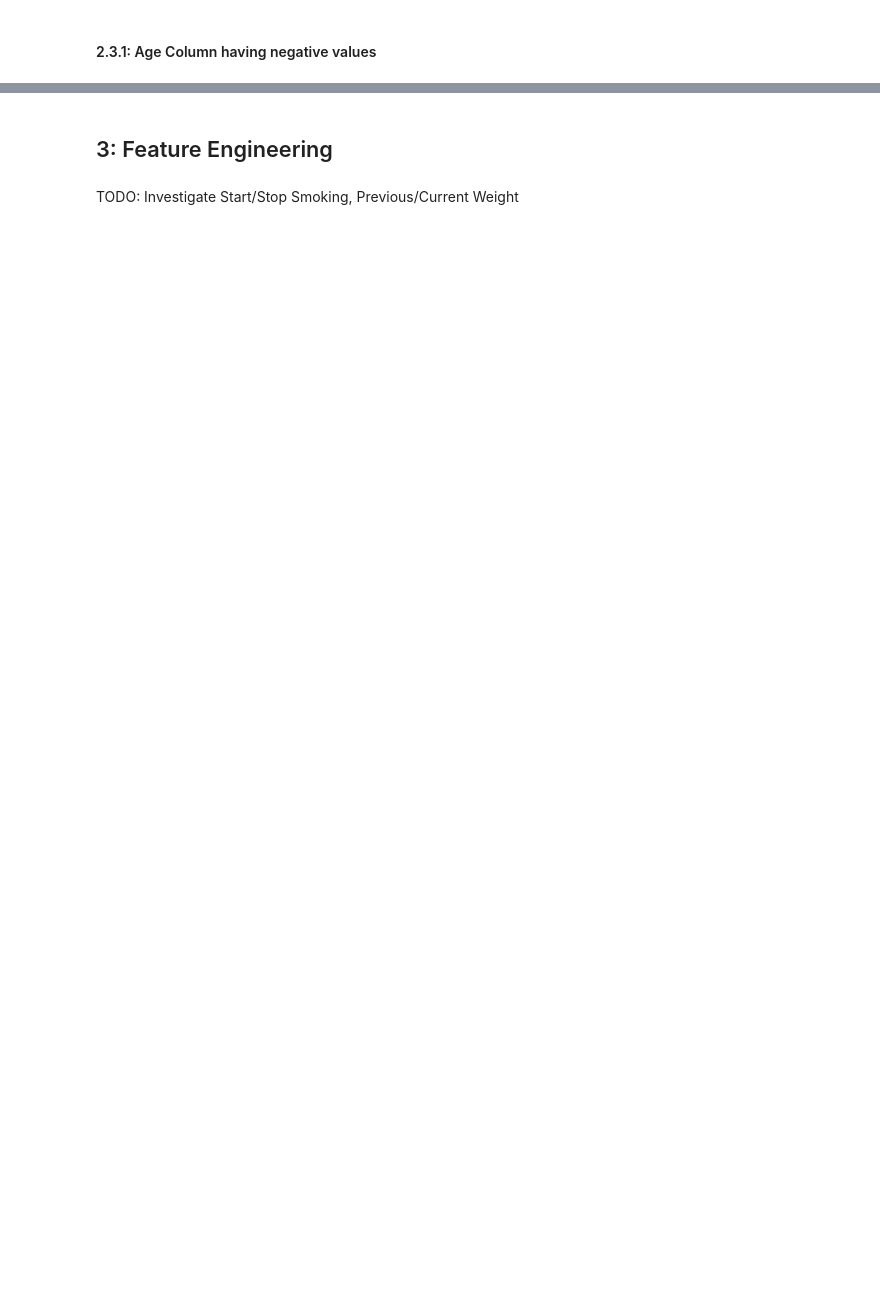
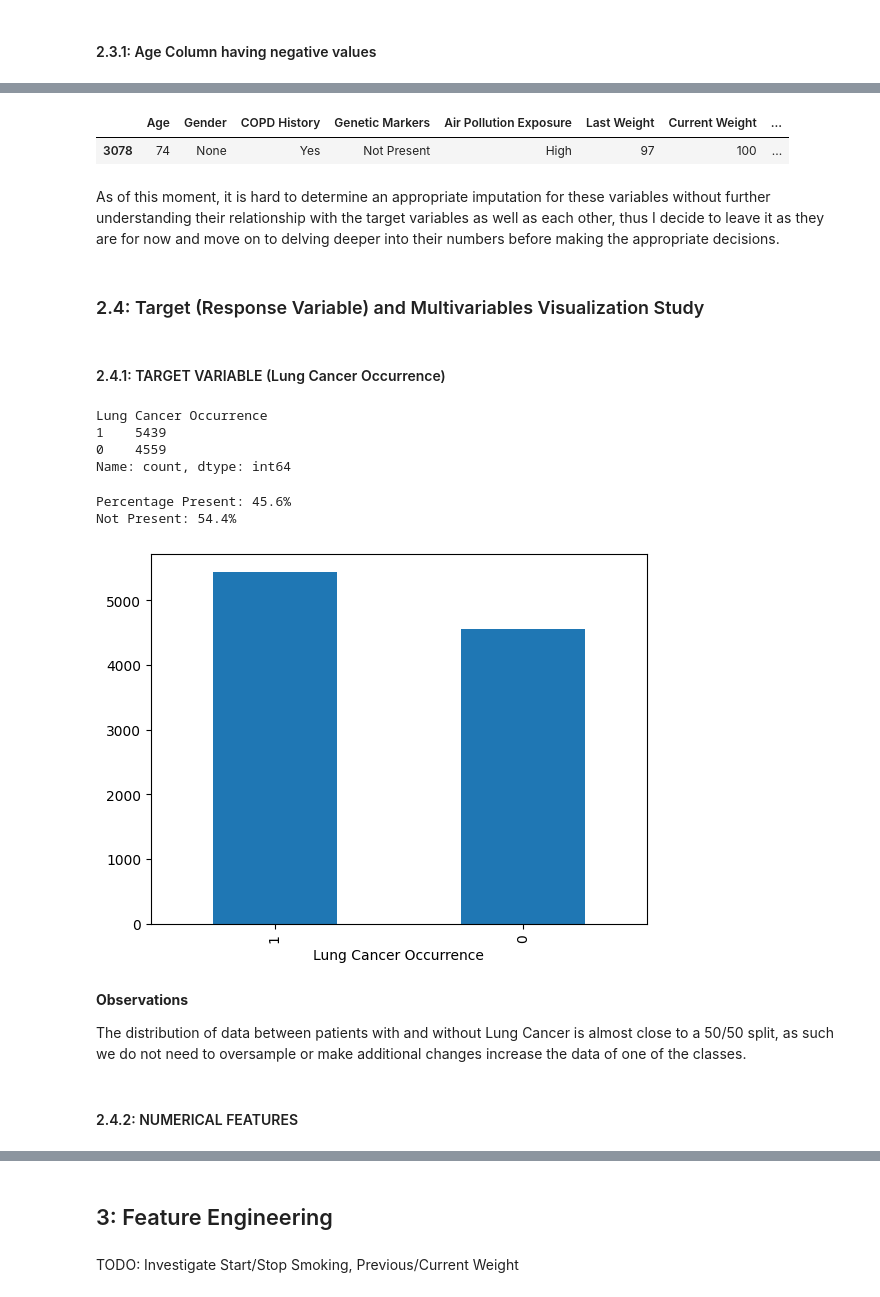
Before and after one commit to Allan-Poto/MLP_Project, a Jupyter notebook: eda.ipynb, the cells around one changed output, grey strips where cells are left out. Saved outputs shown, nothing was run; the diff lists cells and outputs as text; code cells hidden in the pictures; blank space fills up the shorter version.

```diff
--- a/eda.ipynb
+++ b/eda.ipynb
@@ -184,3 +240,0 @@ Assumption(s): It is widely known that age cannot be of negative values, thus it
-# %%
-MASTER_DF["Age"] = [age if age >= 0 else -age for age in MASTER_DF["Age"]]
-MASTER_DF["Age"].unique()
@@ -198,3 +240,0 @@ array([ 42,  72,  65,  67,  54,  49,  57,  50,  68,  48,  56,  52,  77,
-# %%
-MASTER_DF["Gender"] = [gender.lower().strip() if not None else "" for gender in MASTER_DF["Gender"]]
-MASTER_DF["Gender"].unique()
@@ -223,0 +243,3 @@ LOOK AT DISTRIBUTIONS, OUTLIERS, CORRELATION
+# %%
+MASTER_DF["Age"] = MASTER_DF["Age"].abs()
+MASTER_DF["Age"].unique()
@@ -223,0 +261,3 @@ LOOK AT DISTRIBUTIONS, OUTLIERS, CORRELATION
+# %%
+MASTER_DF["Gender"] = [gender.lower().strip() if gender != "NAN" else None for gender in MASTER_DF["Gender"]]
+MASTER_DF["Gender"].unique()
@@ -223,0 +303,33 @@ LOOK AT DISTRIBUTIONS, OUTLIERS, CORRELATION
+# %%
+MASTER_DF[MASTER_DF["Gender"].isnull()]
+# %% [output]
+|  | Age | Gender | COPD History | Genetic Markers | Air Pollution Exposure | Last Weight | Current Weight | ... |
+| 3078 | 74 | None | Yes | Not Present | High | 97 | 100 | ... |
+# %% [markdown]
+As of this moment, it is hard to determine an appropriate imputation for these variables without further understanding their relationship with the target variables as well as each other, thus I decide to leave it as they are for now and move on to delving deeper into their numbers before making the appropriate decisions.
+# %% [markdown]
+### 2.4: Target (Response Variable) and Multivariables Visualization Study
+# %% [markdown]
+#### 2.4.1: TARGET VARIABLE (Lung Cancer Occurrence)
+# %%
+MASTER_DF["Lung Cancer Occurrence"].value_counts()
+# %% [output]
+Lung Cancer Occurrence
+1    5439
+0    4559
+Name: count, dtype: int64
+# %%
+MASTER_DF["Lung Cancer Occurrence"].value_counts().plot(kind="bar")
+Percentage_Present = round((MASTER_DF["Lung Cancer Occurrence"].value_counts()[0]/len(MASTER_DF["Lung Cancer Occurrence"])) * 100, 2)
+print(f'Percentage Present: {Percentage_Present}%')
+print(f'Not Present: {100 - Percentage_Present}%')
+# %% [output]
+Percentage Present: 45.6%
+Not Present: 54.4%
+[figure, added]
+# %% [markdown]
+**Observations**
+
+The distribution of data between patients with and without Lung Cancer is almost close to a 50/50 split, as such we do not need to oversample or make additional changes increase the data of one of the classes.
+# %% [markdown]
+#### 2.4.2: NUMERICAL FEATURES
```
Also changed, not shown: parts of 93 cells of this notebook, 1 other file.
